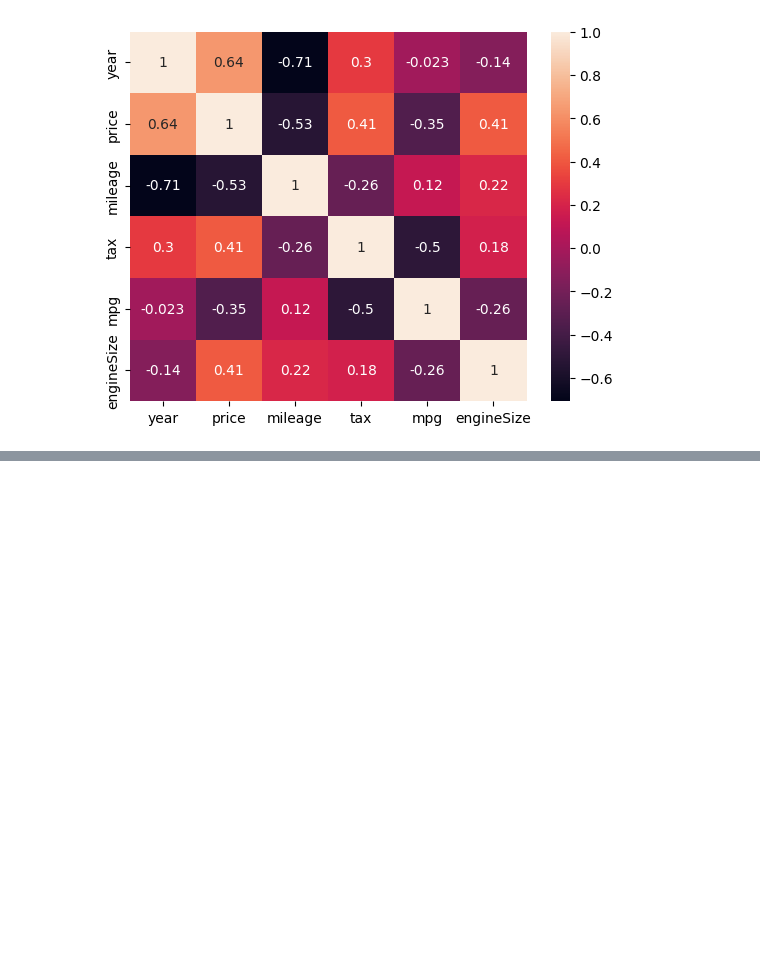
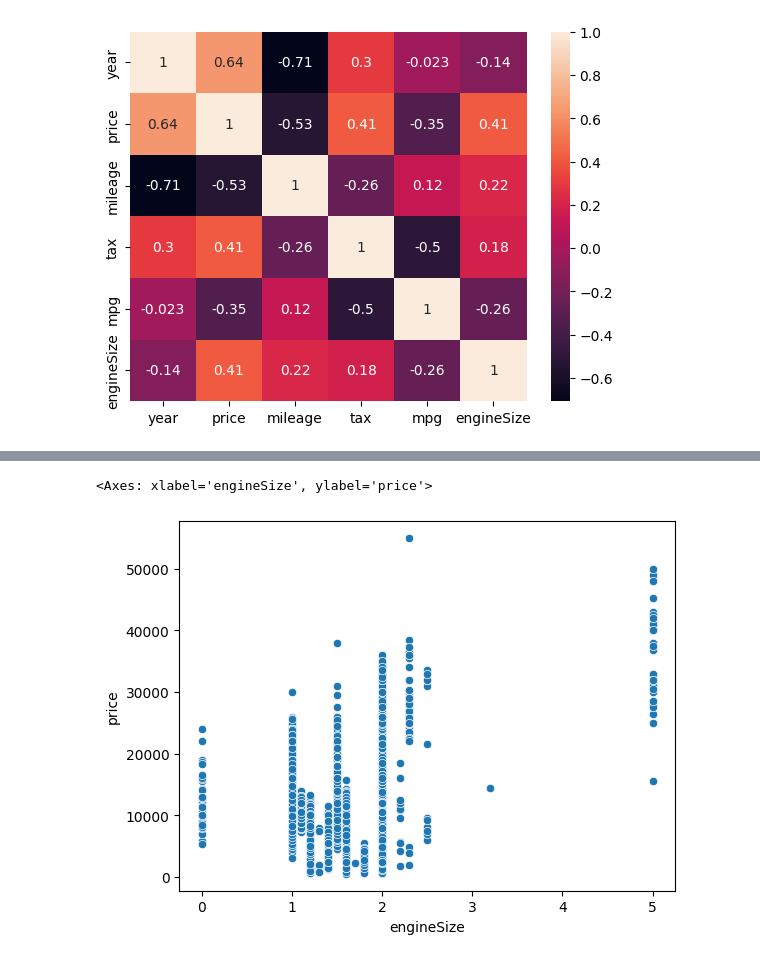
Before and after one commit to kumawatmanish05/Ford_car_sales_prediction, a Jupyter notebook: ford-car-prediction-py.ipynb, the cells around one changed output, grey strips where cells are left out. Saved outputs shown, nothing was run; the diff lists cells and outputs as text; code cells hidden in the pictures; blank space fills up the shorter version.

```diff
--- a/ford-car-prediction-py.ipynb
+++ b/ford-car-prediction-py.ipynb
@@ -110,0 +143,5 @@ sns.heatmap(df.corr(numeric_only = True) ,annot = True)
+# %%
+sns.scatterplot(data = df , x = 'engineSize' , y = 'price')
+# %% [output]
+<Axes: xlabel='engineSize', ylabel='price'>
+[figure, added]
```
Also changed, not shown: parts of 30 cells of this notebook.
